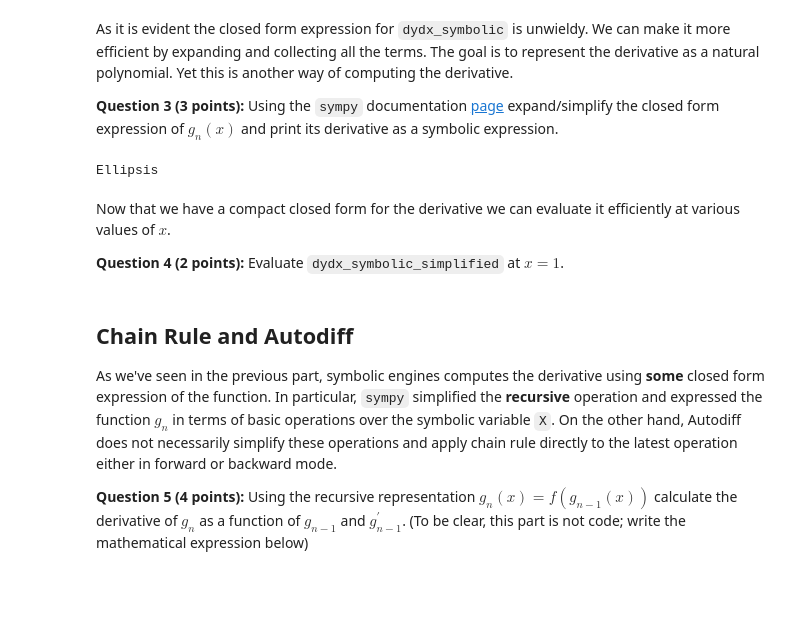
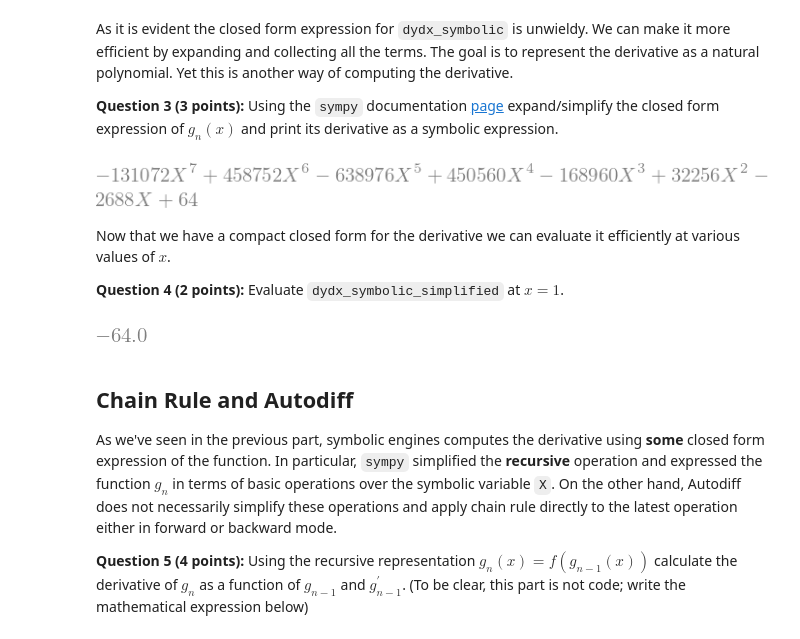
Before and after one commit to liger1apwm/adv_ml_hmw4, a Jupyter notebook: problem_gr5242_autodiff_23.ipynb, the cells around one changed output. Drawn from its saved outputs; the diff is of its cells as text; code cells hidden in the pictures; blank space fills up the shorter version.

```diff
--- a/problem_gr5242_autodiff_23.ipynb
+++ b/problem_gr5242_autodiff_23.ipynb
@@ -91,17 +93,23 @@ As it is evident the closed form expression for `dydx_symbolic` is unwieldy. We
 **Question 3 (3 points):** Using the `sympy` documentation [page](https://docs.sympy.org/latest/tutorials/intro-tutorial/simplification.html) expand/simplify the closed form expression of $g_n(x)$ and print its derivative as a symbolic expression.
 # %%
 ### Your Code Here ###
-polynomial = ...
-dydx_symbolic_simplified = ...
+polynomial = sym.simplify(g3_derivative)
+# polynomial
+dydx_symbolic_simplified = sym.expand(polynomial)
 dydx_symbolic_simplified # This should express a polynomial of degree 2^n - 1.
 # %% [output]
-Ellipsis
+[figure, added]
 # %% [markdown]
 Now that we have a compact closed form for the derivative we can evaluate it efficiently at various values of $x$.
 
 **Question 4 (2 points):** Evaluate `dydx_symbolic_simplified` at $x=1$.
 # %%
 ### Your Code Here ###
+
+dydx_evaluated = dydx_symbolic_simplified.subs(X, 1)
+dydx_evaluated.evalf()
+# %% [output]
+[figure, added]
 # %% [markdown]
 ## Chain Rule and Autodiff
 
```
Also changed, not shown: parts of 7 cells of this notebook.
